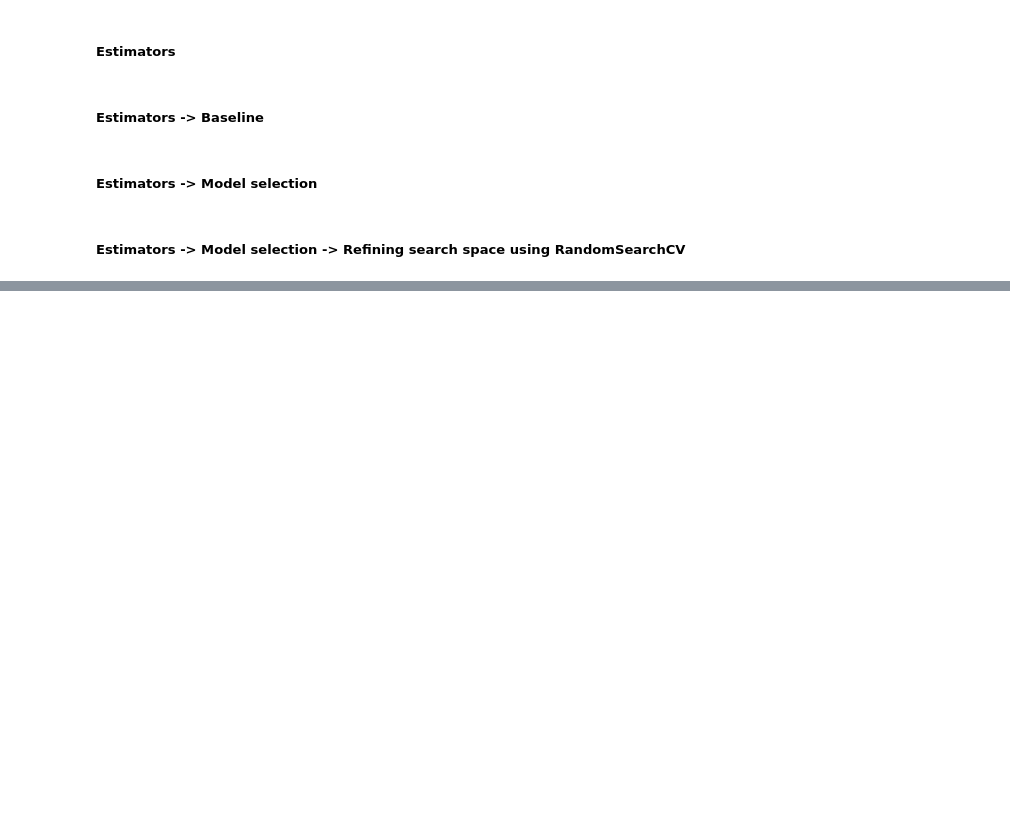
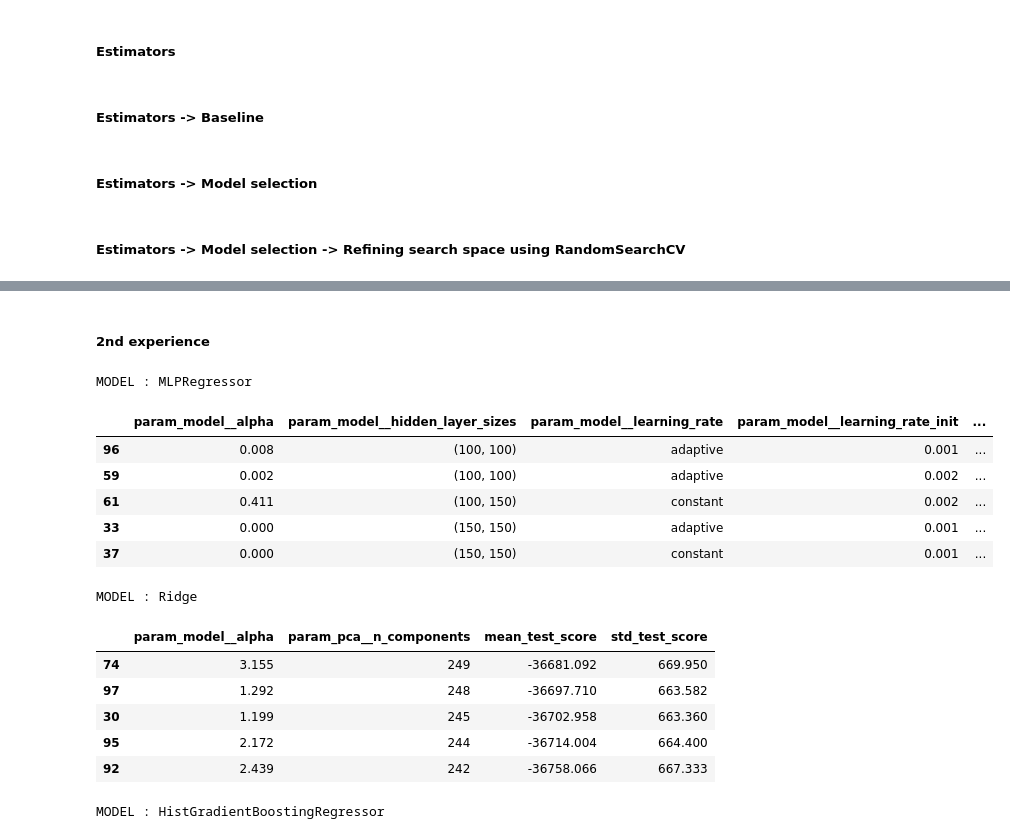
Before and after one commit to Excelsior7/ml_for_business_course, a Jupyter notebook: salary_prediction_v1.ipynb, the cells around one changed output, grey strips where cells are left out. Drawn from its saved outputs; the diff is of its cells as text; code cells hidden in the pictures; blank space fills up the shorter version.

```diff
--- a/salary_prediction_v1.ipynb
+++ b/salary_prediction_v1.ipynb
@@ -377,7 +347,0 @@ KeyboardInterrupt:
-# %%
-cv_results_path = Path("cv_results_2.pkl")
-
-if not os.path.exists(cv_results_path):
-    save_file(cv_results,cv_results_path)
-else:
-    cv_results = load_file(cv_results_path)
@@ -403,0 +443,42 @@ pd.DataFrame(cv_results[0][1]).sort_values(by="rank_test_score")
+# %% [markdown]
+##### 2nd experience
+# %%
+cv_results_path = Path("cv_results_v2.pkl")
+
+if not os.path.exists(cv_results_path):
+    hyperparameter_grid = [(MLPRegressor(), {
+                                'pca__n_components': randint(100,250),
+                                'model__hidden_layer_sizes': [(100,100),(100,150),(150,100),(150,150)],
+                                'model__learning_rate_init': loguniform(1e-4, 1e-2),
+                                'model__learning_rate': ["constant", "adaptive"],
+                                'model__alpha': loguniform(1e-4, 1)
+                            }), (Ridge(), {
+                                'pca__n_components': randint(100,250),
+                                'model__alpha': uniform(loc=0.5,scale=3)
+                            }), (HistGradientBoostingRegressor(), {
+                                'pca__n_components': randint(100,250),
+                                'model__learning_rate': loguniform(1e-4, 1),
+                                'model__max_iter': randint(50,150),
+                                'model__max_leaf_nodes': randint(50,250),
+                                'model__min_samples_leaf': randint(5,50)
+                            })]
+
+    cv_results = refine_ss_randomsearchcv(hyperparameter_grid,cv_results_path,n_iter=100,cv=10)
+# %%
+display_top_performers(cv_results_path)
+# %% [output]
+MODEL : MLPRegressor
+|  | param_model__alpha | param_model__hidden_layer_sizes | param_model__learning_rate | param_model__learning_rate_init | ... |
+| 96 | 0.008 | (100, 100) | adaptive | 0.001 | ... |
+| 59 | 0.002 | (100, 100) | adaptive | 0.002 | ... |
+| 61 | 0.411 | (100, 150) | constant | 0.002 | ... |
+| 33 | 0.000 | (150, 150) | adaptive | 0.001 | ... |
+| 37 | 0.000 | (150, 150) | constant | 0.001 | ... |
+MODEL : Ridge
+|  | param_model__alpha | param_pca__n_components | mean_test_score | std_test_score |
+| 74 | 3.155 | 249 | -36681.092 | 669.950 |
+| 97 | 1.292 | 248 | -36697.710 | 663.582 |
+| 30 | 1.199 | 245 | -36702.958 | 663.360 |
+| 95 | 2.172 | 244 | -36714.004 | 664.400 |
+| 92 | 2.439 | 242 | -36758.066 | 667.333 |
+MODEL : HistGradientBoostingRegressor
```
Also changed, not shown: parts of 25 cells of this notebook, 4 other files.
